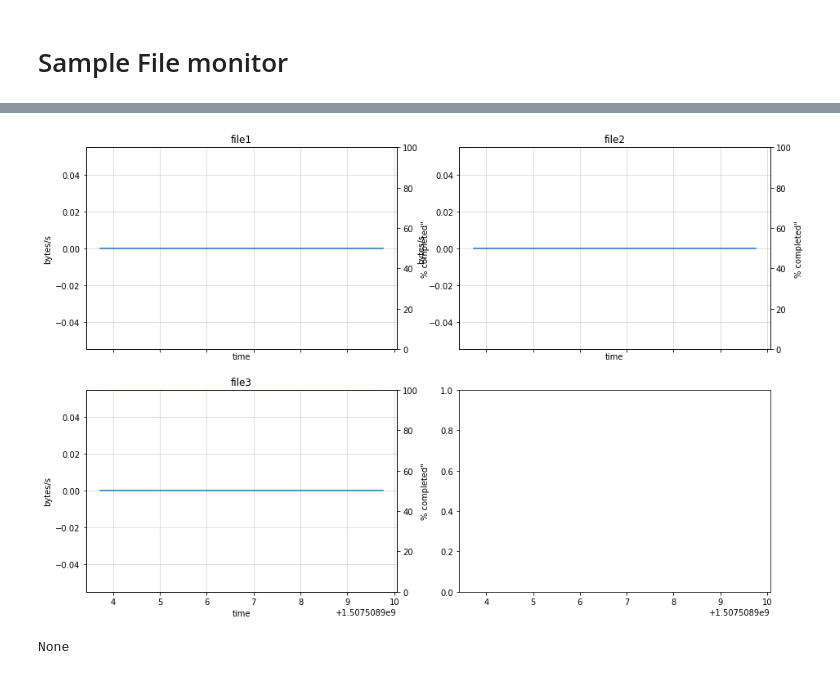
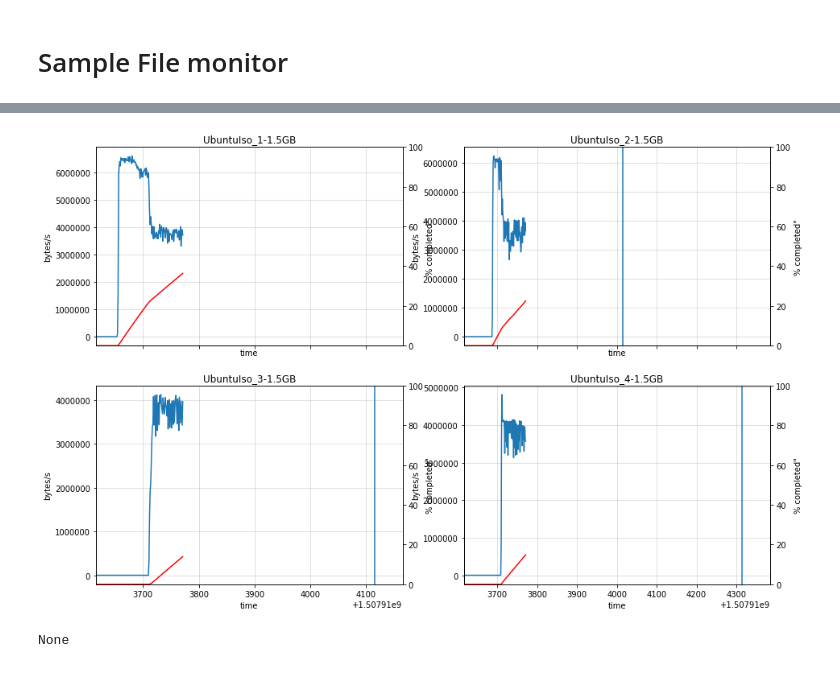
Before and after one commit to gonzalorodrigo/DTN_monitor, a Jupyter notebook: File_monitor.ipynb, the cells around one changed output, grey strips where cells are left out. Saved outputs shown, nothing was run; the diff lists cells and outputs as text; code cells hidden in the pictures.

Commit message:
- Individual deadline setting.

```diff
--- a/File_monitor.ipynb
+++ b/File_monitor.ipynb
@@ -21,17 +21,26 @@ thread.start()
 None
 # %%
+import filemon.graph as gr
+from filemon import FileMonitor
+import subprocess
+import time
+
 from filemon.orchestrate import monitor_files
+# Downloading files by running at /tmp/
+# wget http://releases.ubuntu.com/16.04.3/ubuntu-16.04.3-desktop-amd64.iso?_ga=2.104950529.344709668.1507495977-1476816943.1503350384
 
 file_routes = [
     "/tmp/ubuntu-16.04.3-desktop-amd64.iso?_ga=2.104950529.344709668.1507495977-1476816943.1503350384",
     "/tmp/ubuntu-16.04.3-desktop-amd64.iso?_ga=2.104950529.344709668.1507495977-1476816943.1503350384.1",
-    "/tmp/ubuntu-16.04.3-desktop-amd64.iso?_ga=2.104950529.344709668.1507495977-1476816943.1503350384",
+    "/tmp/ubuntu-16.04.3-desktop-amd64.iso?_ga=2.104950529.344709668.1507495977-1476816943.1503350384.2",
+    "/tmp/ubuntu-16.04.3-desktop-amd64.iso?_ga=2.104950529.344709668.1507495977-1476816943.1503350384.3",
 ]
-expected_sizes = [1587609600, 1587609600, 1587609600]
-titles = ["file1", "file2", "file3"]
+expected_sizes = [1587609600, 1587609600, 1587609600, 1587609600]
+titles = ["UbuntuIso_1-1.5GB", "UbuntuIso_2-1.5GB", "UbuntuIso_3-1.5GB", "UbuntuIso_4-1.5GB"]
+ref_time = time.time()
+deadlines = [ref_time+600, ref_time+400, ref_time+500,  ref_time+700]
 
-
-monitor_files(file_routes, expected_sizes, titles=titles)
+monitor_files(file_routes, expected_sizes, titles=titles, deadline_list=deadlines)
 # %% [output]
-[figure, old version]
+[figure, new version]
 None
```
Also changed, not shown: parts of 1 cell of this notebook, 2 other files.
